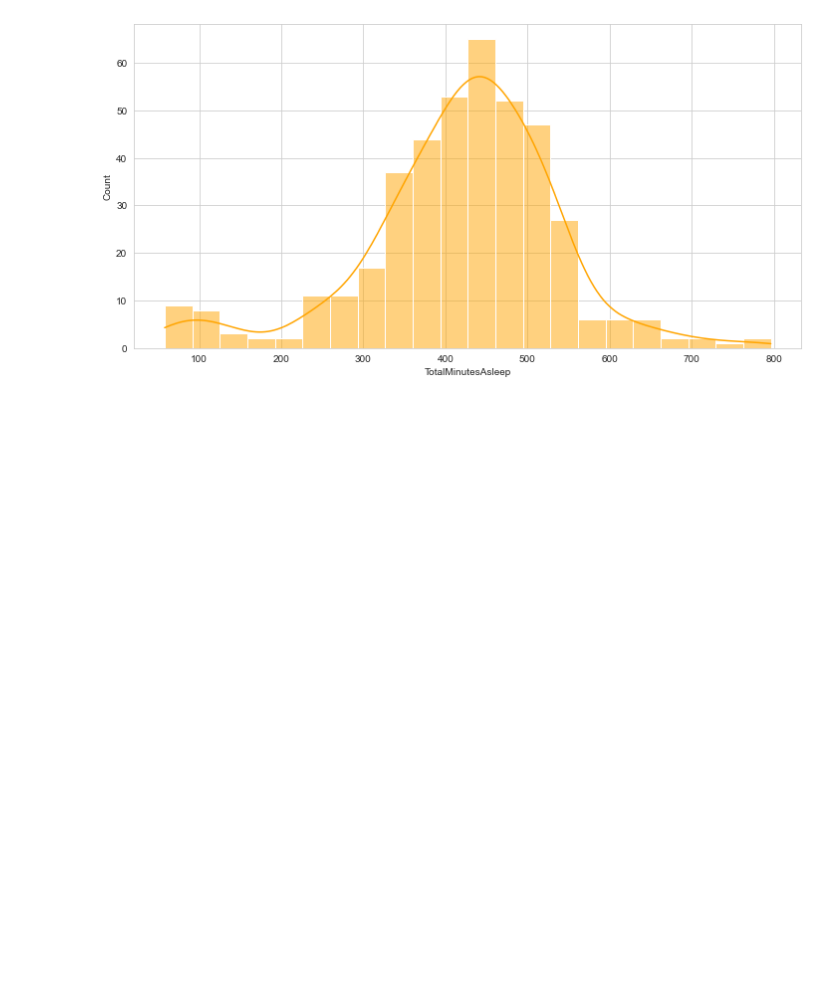
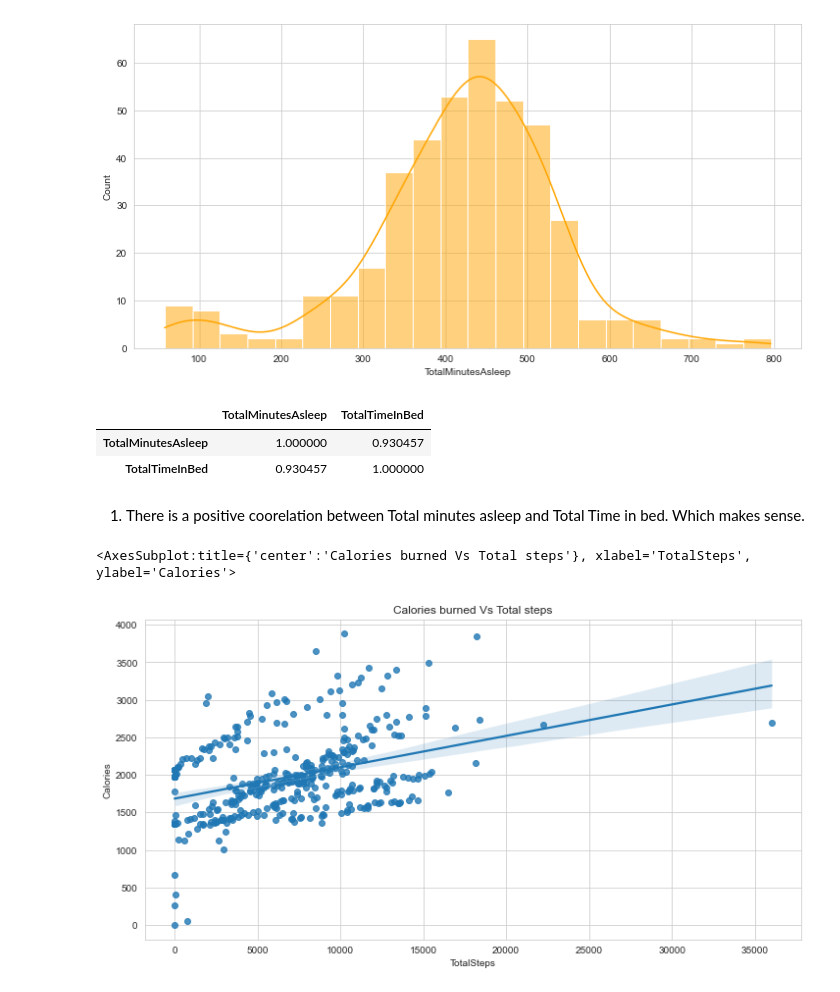
Before and after one commit to ashwinMa4/bellabeat-caseStudy, a Jupyter notebook: BellaBeat.ipynb, the cells around one changed output. Saved outputs shown, nothing was run; the diff lists cells and outputs as text; code cells hidden in the pictures; blank space fills up the shorter version.

```diff
--- a/BellaBeat.ipynb
+++ b/BellaBeat.ipynb
@@ -142,3 +127,20 @@ sns.histplot(sleep, x= 'TotalMinutesAsleep', kde=True, color='orange' )
 # %% [output]
 <AxesSubplot:xlabel='TotalMinutesAsleep', ylabel='Count'>
 [figure]
+# %%
+sleep[['TotalMinutesAsleep', 'TotalTimeInBed']].corr()
+# %% [output]
+|  | TotalMinutesAsleep | TotalTimeInBed |
+| TotalMinutesAsleep | 1.000000 | 0.930457 |
+| TotalTimeInBed | 0.930457 | 1.000000 |
+# %% [markdown]
+1. There is a positive coorelation between Total minutes asleep and Total Time in bed. Which makes sense.
+# %%
+result = pd.concat([activity, sleep], axis=1, join='inner')
+# %%
+plt.figure(figsize=(12,6))
+plt.title(label='Calories burned Vs Total steps')
+sns.regplot(data=result, x='TotalSteps', y='Calories')
+# %% [output]
+<AxesSubplot:title={'center':'Calories burned Vs Total steps'}, xlabel='TotalSteps', ylabel='Calories'>
+[figure, added]
```
Also changed, not shown: parts of 15 cells of this notebook, 1 other file.
